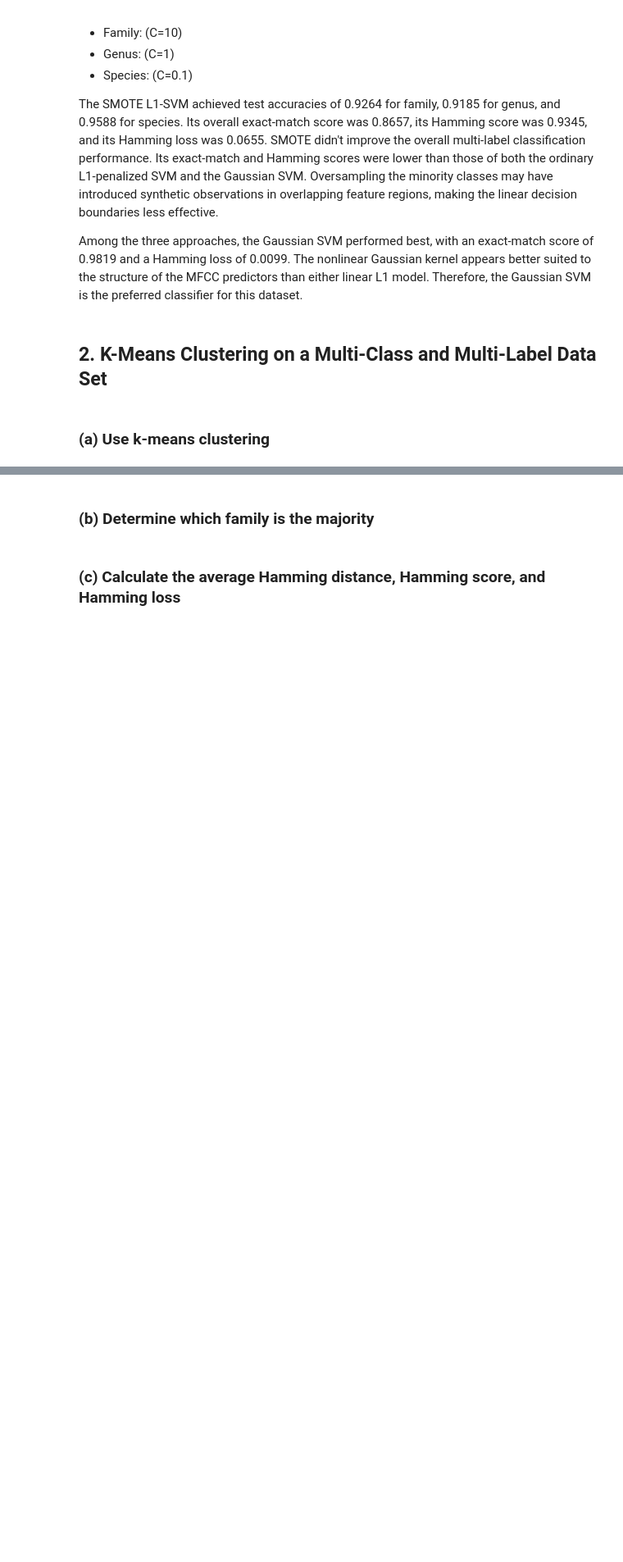
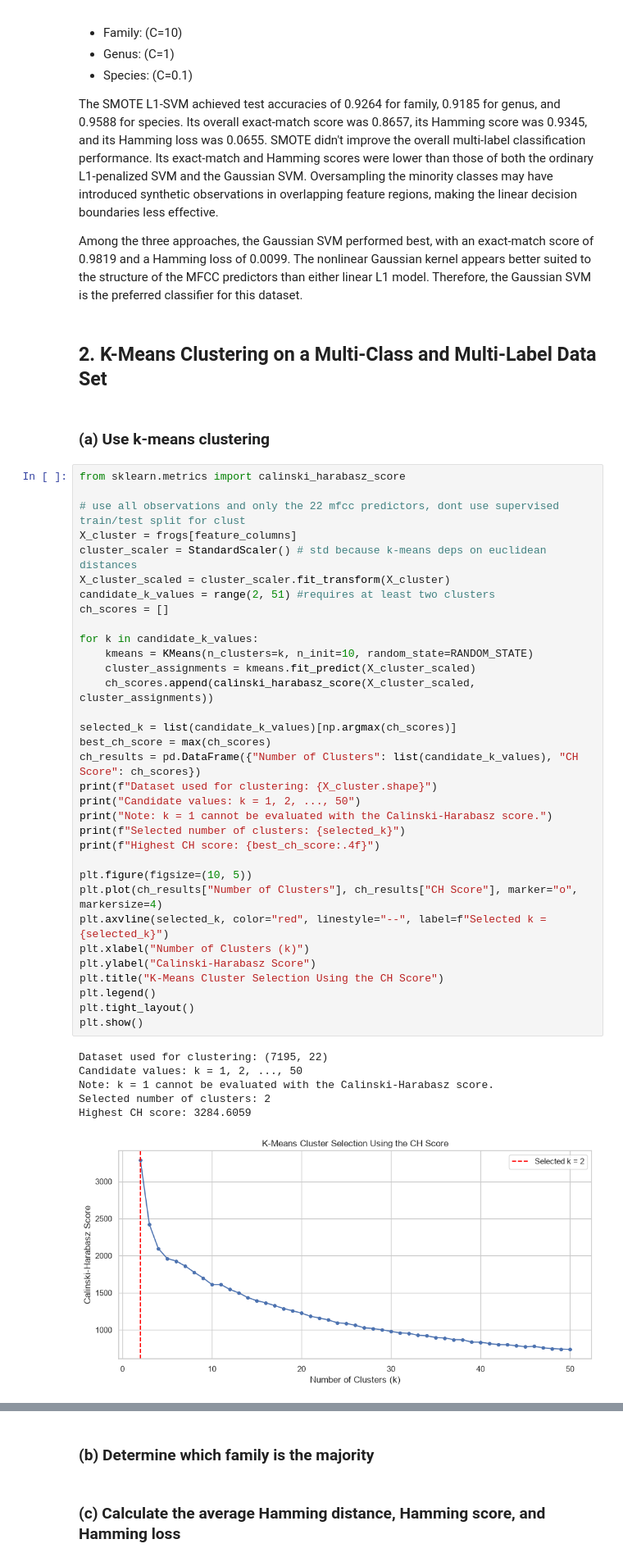
Before and after one commit to manvsatish/dsci-552-hw-7, a Jupyter notebook: notebook/Satish_Manvika_HW7.ipynb, the cells around one changed output, grey strips where cells are left out. Shown at 82% size. Drawn from its saved outputs; the diff is of its cells as text; blank space fills up the shorter version.

```diff
--- a/notebook/Satish_Manvika_HW7.ipynb
+++ b/notebook/Satish_Manvika_HW7.ipynb
@@ -360,3 +360,43 @@ Among the three approaches, the Gaussian SVM performed best, with an exact-match
 ## 2. K-Means Clustering on a Multi-Class and Multi-Label Data Set
 # %% [markdown]
 ### (a) Use k-means clustering
+# %%
+from sklearn.metrics import calinski_harabasz_score
+
+# use all observations and only the 22 mfcc predictors, dont use supervised train/test split for clust
+X_cluster = frogs[feature_columns]
+cluster_scaler = StandardScaler() # std because k-means deps on euclidean distances
+X_cluster_scaled = cluster_scaler.fit_transform(X_cluster)
+candidate_k_values = range(2, 51) #requires at least two clusters
+ch_scores = []
+
+for k in candidate_k_values:
+    kmeans = KMeans(n_clusters=k, n_init=10, random_state=RANDOM_STATE)
+    cluster_assignments = kmeans.fit_predict(X_cluster_scaled)
+    ch_scores.append(calinski_harabasz_score(X_cluster_scaled, cluster_assignments))
+
+selected_k = list(candidate_k_values)[np.argmax(ch_scores)]
+best_ch_score = max(ch_scores)
+ch_results = pd.DataFrame({"Number of Clusters": list(candidate_k_values), "CH Score": ch_scores})
+print(f"Dataset used for clustering: {X_cluster.shape}")
+print("Candidate values: k = 1, 2, ..., 50")
+print("Note: k = 1 cannot be evaluated with the Calinski-Harabasz score.")
+print(f"Selected number of clusters: {selected_k}")
+print(f"Highest CH score: {best_ch_score:.4f}")
+
+plt.figure(figsize=(10, 5))
+plt.plot(ch_results["Number of Clusters"], ch_results["CH Score"], marker="o", markersize=4)
+plt.axvline(selected_k, color="red", linestyle="--", label=f"Selected k = {selected_k}")
+plt.xlabel("Number of Clusters (k)")
+plt.ylabel("Calinski-Harabasz Score")
+plt.title("K-Means Cluster Selection Using the CH Score")
+plt.legend()
+plt.tight_layout()
+plt.show()
+# %% [output]
+Dataset used for clustering: (7195, 22)
+Candidate values: k = 1, 2, ..., 50
+Note: k = 1 cannot be evaluated with the Calinski-Harabasz score.
+Selected number of clusters: 2
+Highest CH score: 3284.6059
+[figure, added]
```
Also changed, not shown: parts of 1 cell of this notebook.
